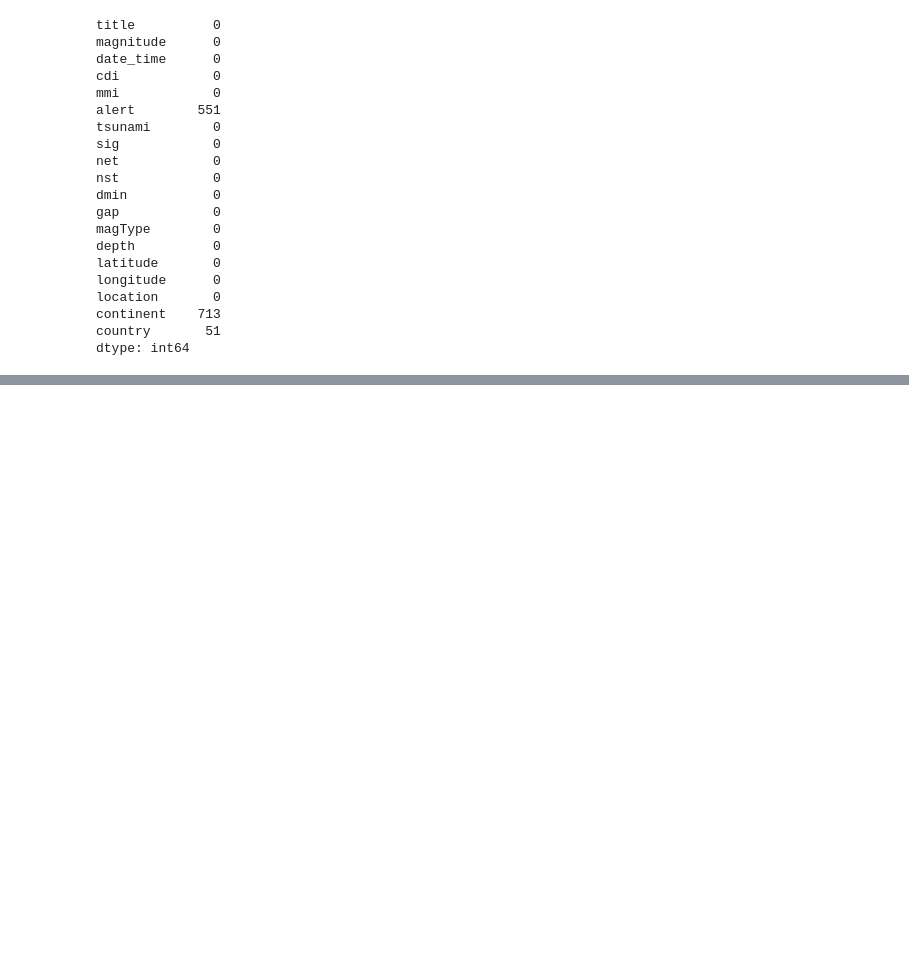
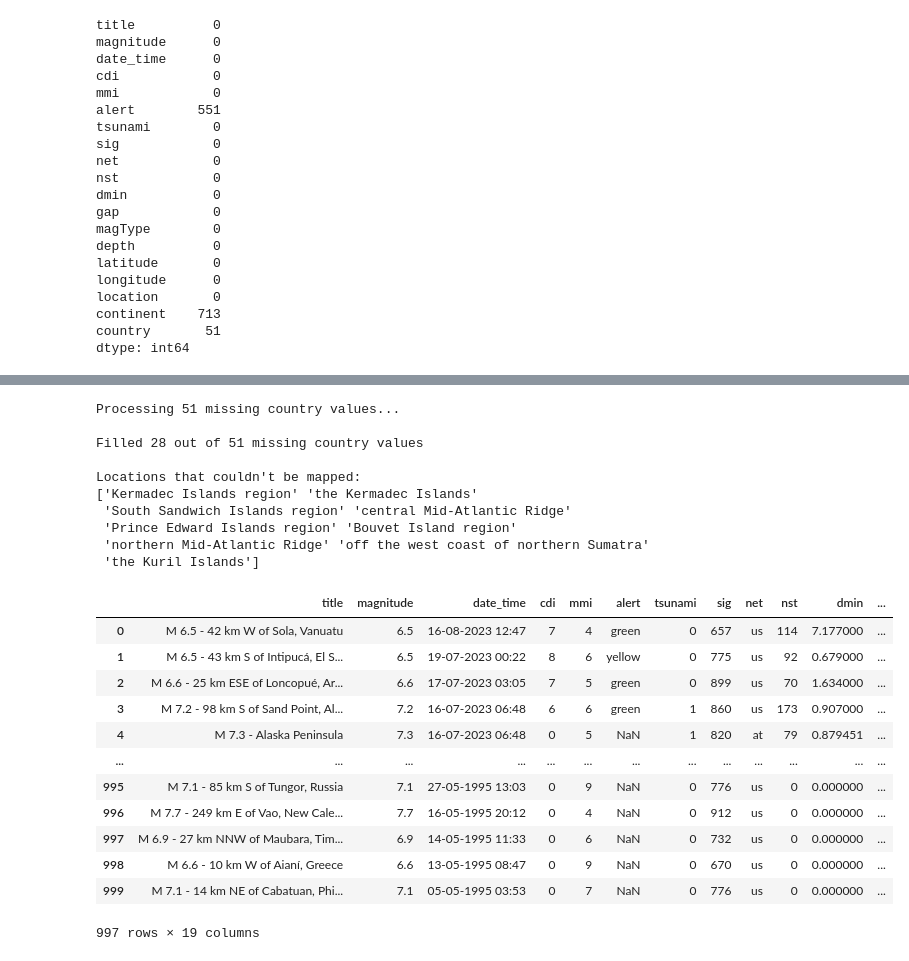
Before and after one commit to sakshat193/dataquest_JBBR, a Jupyter notebook: train.ipynb, the cells around one changed output, grey strips where cells are left out. Saved outputs shown, nothing was run; the diff lists cells and outputs as text; code cells hidden in the pictures; blank space fills up the shorter version.

```diff
--- a/train.ipynb
+++ b/train.ipynb
@@ -266,0 +270,27 @@ print(df_with_countries)
+# %%
+df = get_country_from_location(df)
+df
+# %% [output]
+Processing 51 missing country values...
+
+Filled 28 out of 51 missing country values
+
+Locations that couldn't be mapped:
+['Kermadec Islands region' 'the Kermadec Islands'
+ 'South Sandwich Islands region' 'central Mid-Atlantic Ridge'
+ 'Prince Edward Islands region' 'Bouvet Island region'
+ 'northern Mid-Atlantic Ridge' 'off the west coast of northern Sumatra'
+ 'the Kuril Islands']
+|  | title | magnitude | date_time | cdi | mmi | alert | tsunami | sig | net | nst | dmin | ... |
+| 0 | M 6.5 - 42 km W of Sola, Vanuatu | 6.5 | 16-08-2023 12:47 | 7 | 4 | green | 0 | 657 | us | 114 | 7.177000 | ... |
+| 1 | M 6.5 - 43 km S of Intipucá, El S... | 6.5 | 19-07-2023 00:22 | 8 | 6 | yellow | 0 | 775 | us | 92 | 0.679000 | ... |
+| 2 | M 6.6 - 25 km ESE of Loncopué, Ar... | 6.6 | 17-07-2023 03:05 | 7 | 5 | green | 0 | 899 | us | 70 | 1.634000 | ... |
+| 3 | M 7.2 - 98 km S of Sand Point, Al... | 7.2 | 16-07-2023 06:48 | 6 | 6 | green | 1 | 860 | us | 173 | 0.907000 | ... |
+| 4 | M 7.3 - Alaska Peninsula | 7.3 | 16-07-2023 06:48 | 0 | 5 | NaN | 1 | 820 | at | 79 | 0.879451 | ... |
+| ... | ... | ... | ... | ... | ... | ... | ... | ... | ... | ... | ... | ... |
+| 995 | M 7.1 - 85 km S of Tungor, Russia | 7.1 | 27-05-1995 13:03 | 0 | 9 | NaN | 0 | 776 | us | 0 | 0.000000 | ... |
+| 996 | M 7.7 - 249 km E of Vao, New Cale... | 7.7 | 16-05-1995 20:12 | 0 | 4 | NaN | 0 | 912 | us | 0 | 0.000000 | ... |
+| 997 | M 6.9 - 27 km NNW of Maubara, Tim... | 6.9 | 14-05-1995 11:33 | 0 | 6 | NaN | 0 | 732 | us | 0 | 0.000000 | ... |
+| 998 | M 6.6 - 10 km W of Aianí, Greece | 6.6 | 13-05-1995 08:47 | 0 | 9 | NaN | 0 | 670 | us | 0 | 0.000000 | ... |
+| 999 | M 7.1 - 14 km NE of Cabatuan, Phi... | 7.1 | 05-05-1995 03:53 | 0 | 7 | NaN | 0 | 776 | us | 0 | 0.000000 | ... |
+997 rows × 19 columns
```
Also changed, not shown: parts of 6 cells of this notebook.
